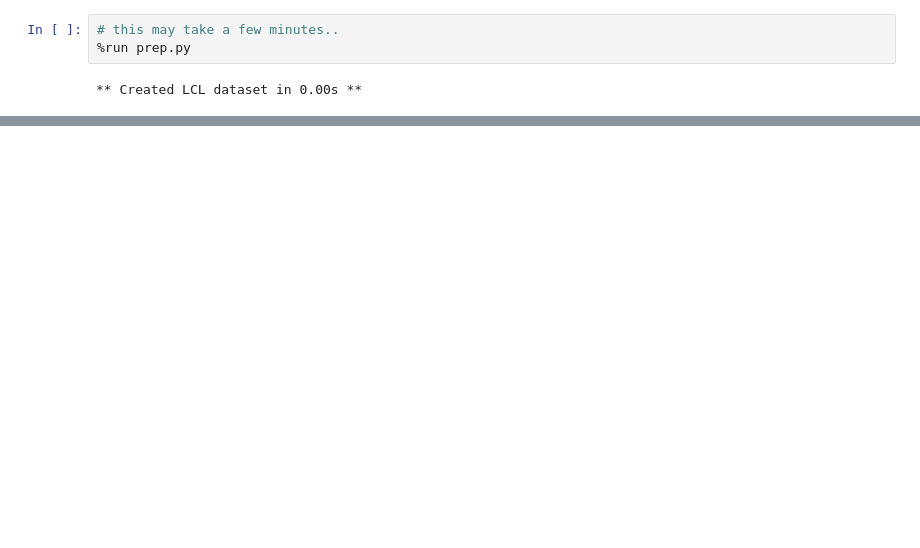
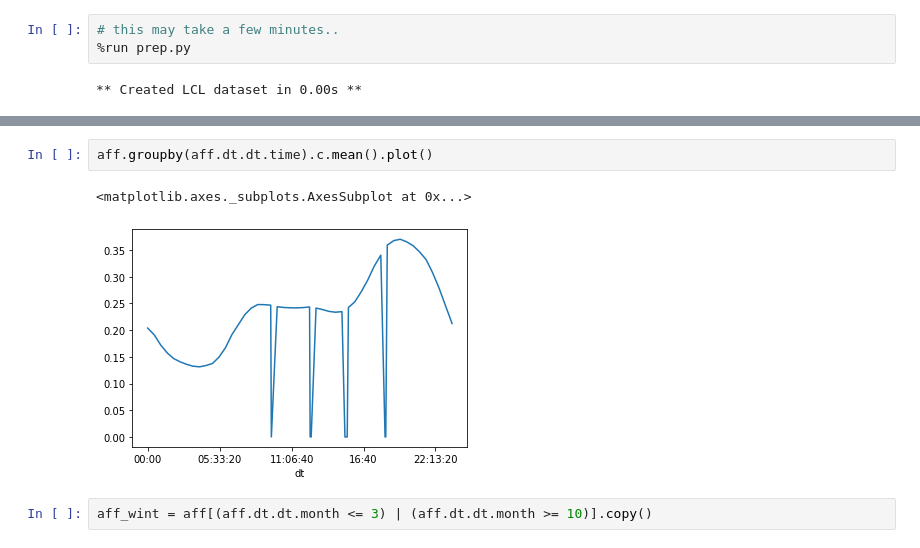
Before and after one commit to hankehly/low-carbon-london, a Jupyter notebook: Untitled.ipynb, the cells around one changed output, grey strips where cells are left out. Drawn from its saved outputs; the diff is of its cells as text; blank space fills up the shorter version.

```diff
--- a/Untitled.ipynb
+++ b/Untitled.ipynb
@@ -67,0 +142,7 @@ Wall time: 1min 38s
+# %%
+aff.groupby(aff.dt.dt.time).c.mean().plot()
+# %% [output]
+<matplotlib.axes._subplots.AxesSubplot at 0x...>
+[figure, added]
+# %%
+aff_wint = aff[(aff.dt.dt.month <= 3) | (aff.dt.dt.month >= 10)].copy()
```
Also changed, not shown: parts of 21 cells of this notebook, 2 other files.
